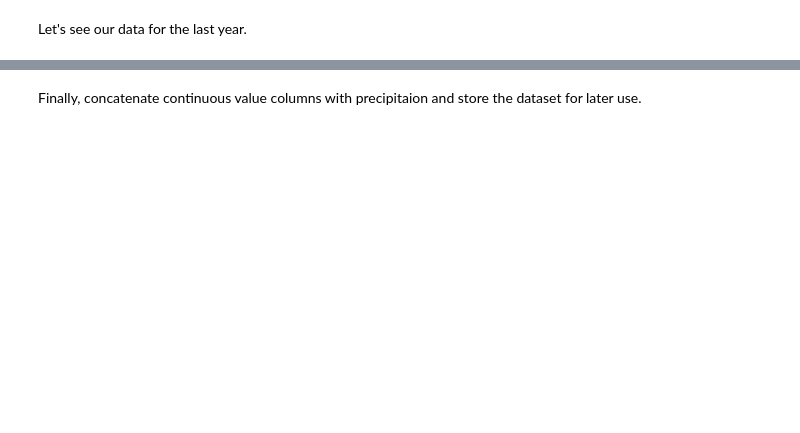
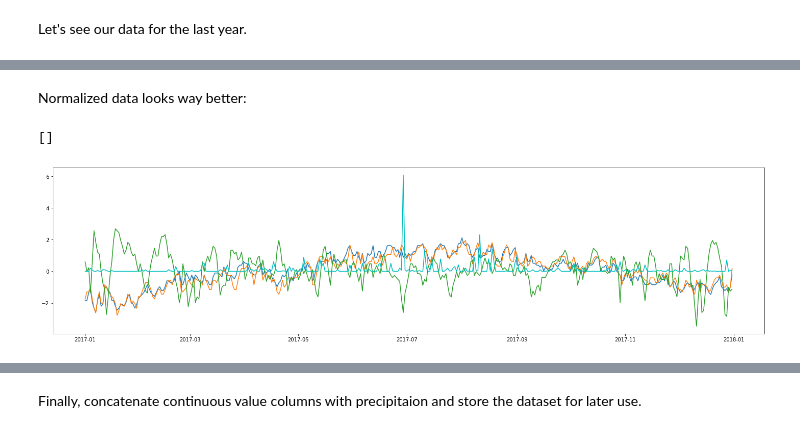
Before and after one commit to mlcollege/time-series-analysis, a Jupyter notebook: src/weather_data.ipynb, the cells around one changed output, grey strips where cells are left out. Cells and saved outputs as stored; diff of their text form; code cells hidden in the pictures; blank space fills up the shorter version.

```diff
--- a/src/weather_data.ipynb
+++ b/src/weather_data.ipynb
@@ -203,0 +207,10 @@ plt.show()
+# %% [markdown]
+Normalized data looks way better:
+# %%
+plt.figure(figsize = (25, 6))
+plt.plot(norm_df[start_date:end_date])
+plt.plot(norm_p[start_date:end_date], c='c')
+plt.plot()
+# %% [output]
+[]
+[figure, added]
```
Also changed, not shown: parts of 16 cells of this notebook, 3 other files.
